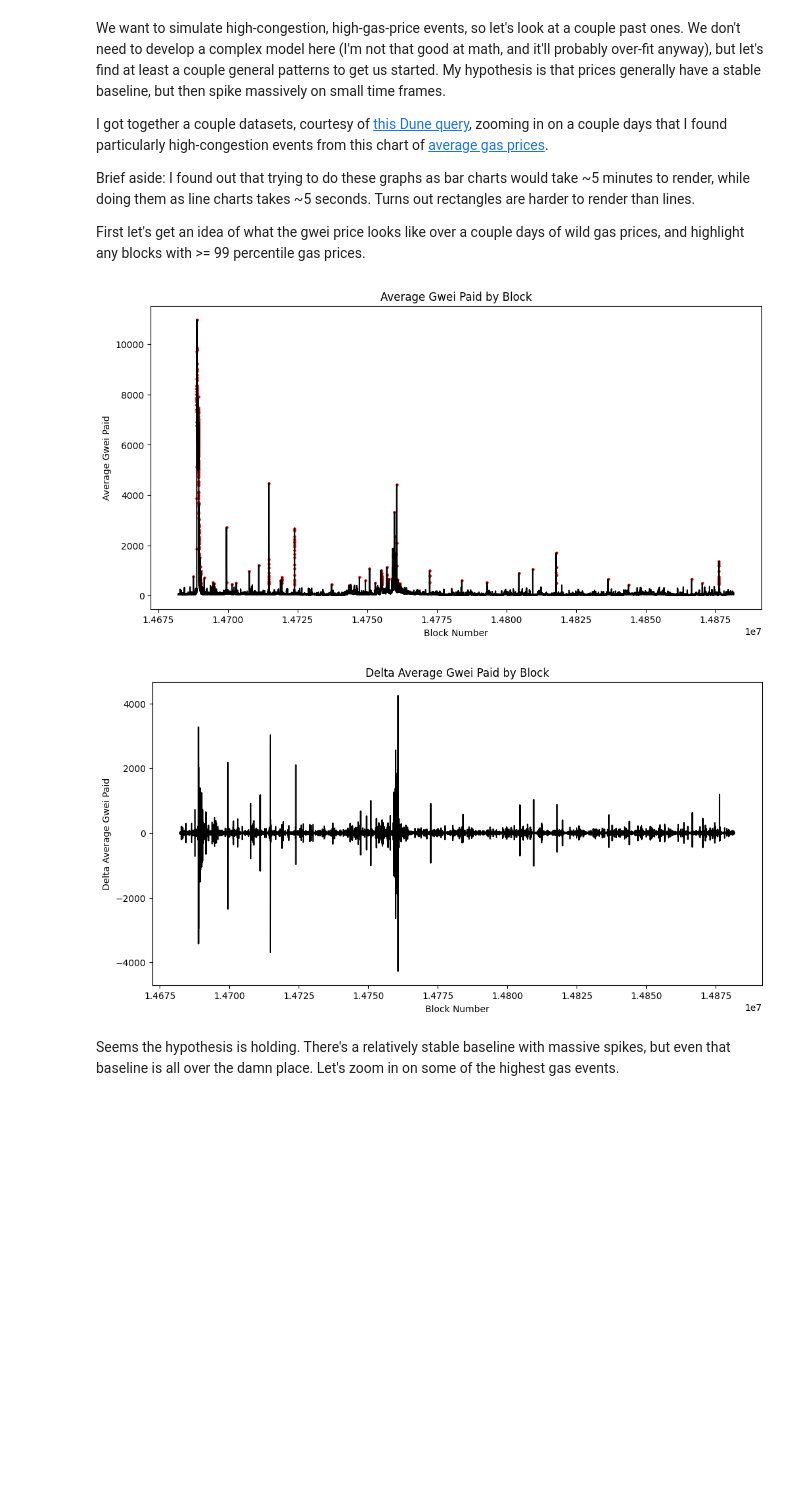
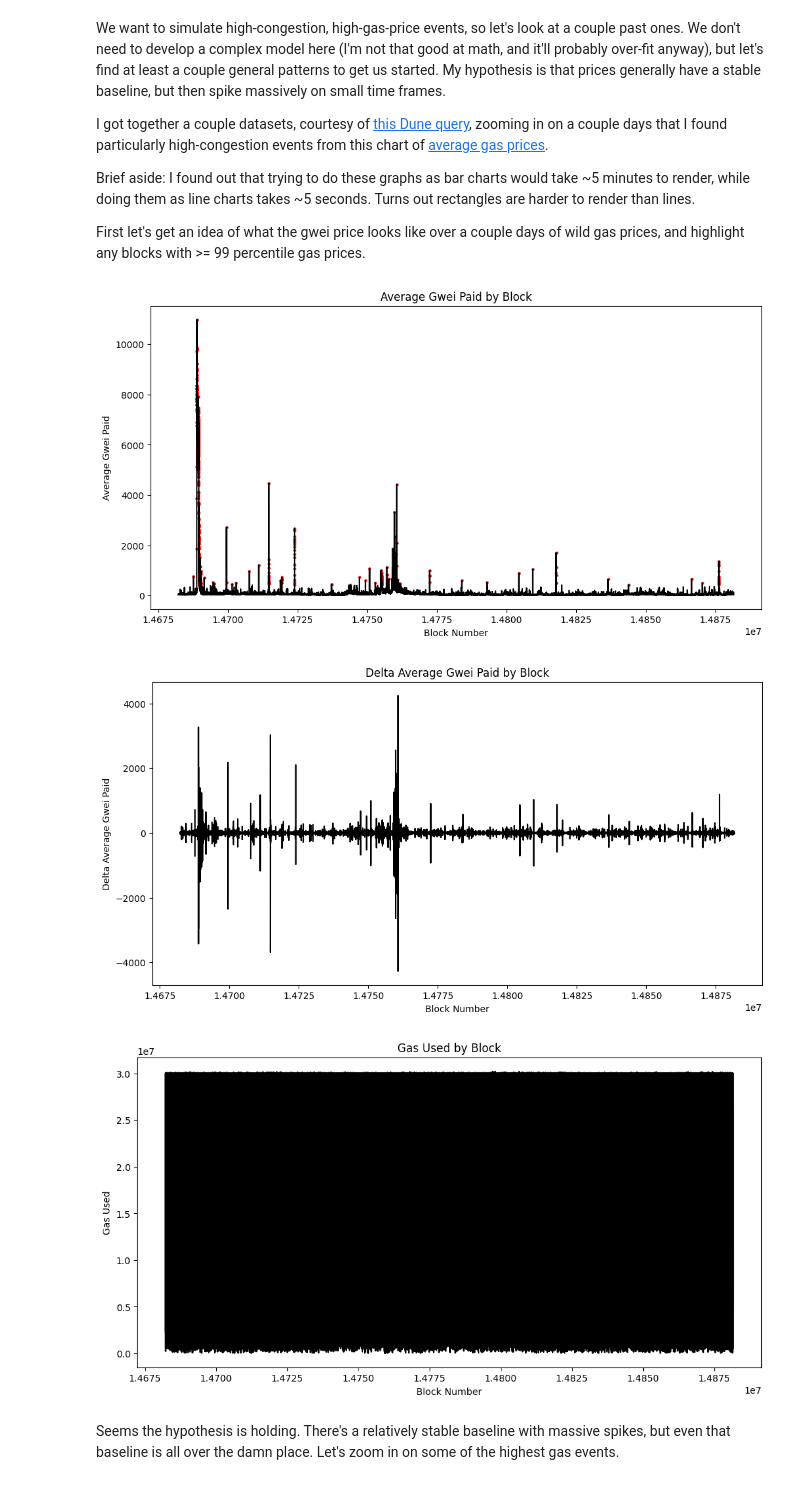
Before and after one commit to kalverra/crazed-nft-fans, a Jupyter notebook: analysis/gas_trends.ipynb, the cells around one changed output. Saved outputs shown, nothing was run; the diff lists cells and outputs as text; code cells hidden in the pictures; blank space fills up the shorter version.

```diff
--- a/analysis/gas_trends.ipynb
+++ b/analysis/gas_trends.ipynb
@@ -17,44 +17,52 @@ from ydata_profiling import ProfileReport
 
 gas_data = pd.read_csv('2022-04-30-to-2022-06-01.csv')
 gas_data['block_number'] = gas_data['block_number'].astype(int)
-sorted_gas_data = gas_data.sort_values(by="average_gwei_paid", ascending=False)
+gas_data["delta_average_gwei"] = gas_data["average_gwei_paid"].diff()
+gas_data_gwei_sorted = gas_data.sort_values(by="average_gwei_paid", ascending=False)
+gas_data_delta_sorted = gas_data.sort_values(by="delta_average_gwei", ascending=False)
 
 # Uncomment to get a nice HTML overview of the data. The data has already been cleaned, and has a lot of extremes.
 # profile = ProfileReport(ethereum_gas_data, title="Profiling Report")
 # profile.to_notebook_iframe()
+
+## Average Gwei Paid by Block chart
 
 # Calculate the 99th percentile
 percentile_99 = np.percentile(gas_data['average_gwei_paid'], 99)
 
 fig, agpb = plt.subplots(figsize=(12, 6))
 
-# Create the line chart
 line = agpb.plot(gas_data['block_number'], gas_data['average_gwei_paid'], color='black')
 
 # Color points above the 95th percentile
 above_99 = gas_data['average_gwei_paid'] > percentile_99
 agpb.scatter(gas_data.loc[above_99, 'block_number'], gas_data.loc[above_99, 'average_gwei_paid'], color='red', s=5)
 
-# Set labels and title
 agpb.set_xlabel('Block Number')
 agpb.set_ylabel('Average Gwei Paid')
 agpb.set_title('Average Gwei Paid by Block')
 
-gas_data["delta_average_gwei"] = gas_data["average_gwei_paid"].diff()
+## Delta Average Gwei Paid by Block chart
 
-# Set the figure size
 fig, delta = plt.subplots(figsize=(12, 6))
 delta.set_xlabel('Block Number')
 delta.set_ylabel('Delta Average Gwei Paid')
 delta.set_title('Delta Average Gwei Paid by Block')
+delta.plot(gas_data['block_number'], gas_data['delta_average_gwei'], color='black')
 
-# Create the line chart
-delta.plot(gas_data['block_number'], gas_data['delta_average_gwei'], color='black')
-# Display the plot
+## Gas Used by Block chart
+
+fig, gas_used = plt.subplots(figsize=(12, 6))
+gas_used.set_xlabel('Block Number')
+gas_used.set_ylabel('Gas Used')
+gas_used.set_title('Gas Used by Block')
+gas_used.plot(gas_data['block_number'], gas_data['total_gas_used'], color='black')
+
 plt.show()
 # %% [output]
 [figure]
 [figure]
+[figure, added]
 # %% [markdown]
 Seems the hypothesis is holding. There's a relatively stable baseline with massive spikes, but even that baseline is all over the damn place. Let's zoom in on some of the highest gas events.
 # %%
```
Also changed, not shown: parts of 4 cells of this notebook.
